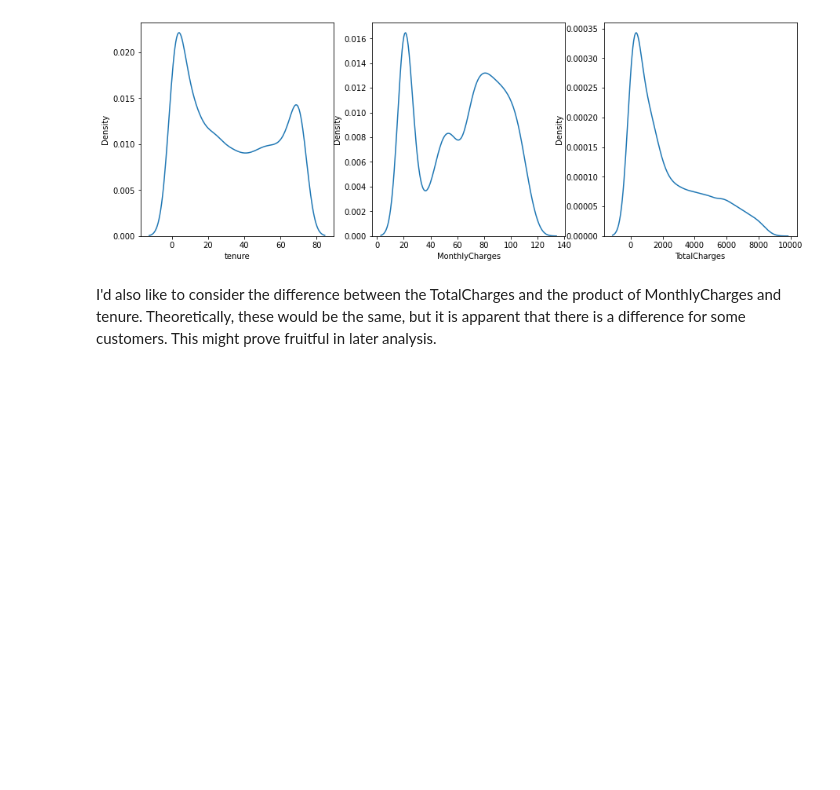
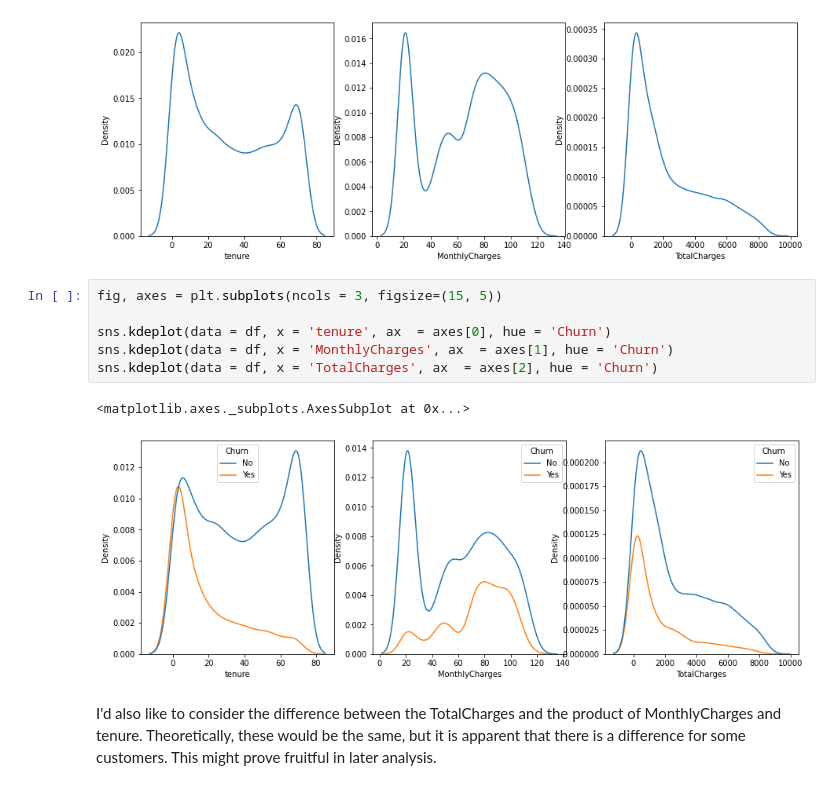
Before and after one commit to adeviney/credit-card-fraud, a Jupyter notebook: DataCleaningandEDA.ipynb, the cells around one changed output. Drawn from its saved outputs; the diff is of its cells as text; blank space fills up the shorter version.

```diff
--- a/DataCleaningandEDA.ipynb
+++ b/DataCleaningandEDA.ipynb
@@ -226,6 +243,15 @@ sns.kdeplot(data = df, x = 'TotalCharges', ax  = axes[2])
 # %% [output]
 <matplotlib.axes._subplots.AxesSubplot at 0x...>
 [figure]
+# %%
+fig, axes = plt.subplots(ncols = 3, figsize=(15, 5))
+
+sns.kdeplot(data = df, x = 'tenure', ax  = axes[0], hue = 'Churn')
+sns.kdeplot(data = df, x = 'MonthlyCharges', ax  = axes[1], hue = 'Churn')
+sns.kdeplot(data = df, x = 'TotalCharges', ax  = axes[2], hue = 'Churn')
+# %% [output]
+<matplotlib.axes._subplots.AxesSubplot at 0x...>
+[figure, added]
 # %% [markdown]
 I'd also like to consider the difference between the TotalCharges and the product of MonthlyCharges and tenure. Theoretically, these would be the same, but it is apparent that there is a difference for some customers. This might prove fruitful in later analysis.
 # %%
```
Also changed, not shown: parts of 33 cells of this notebook.
